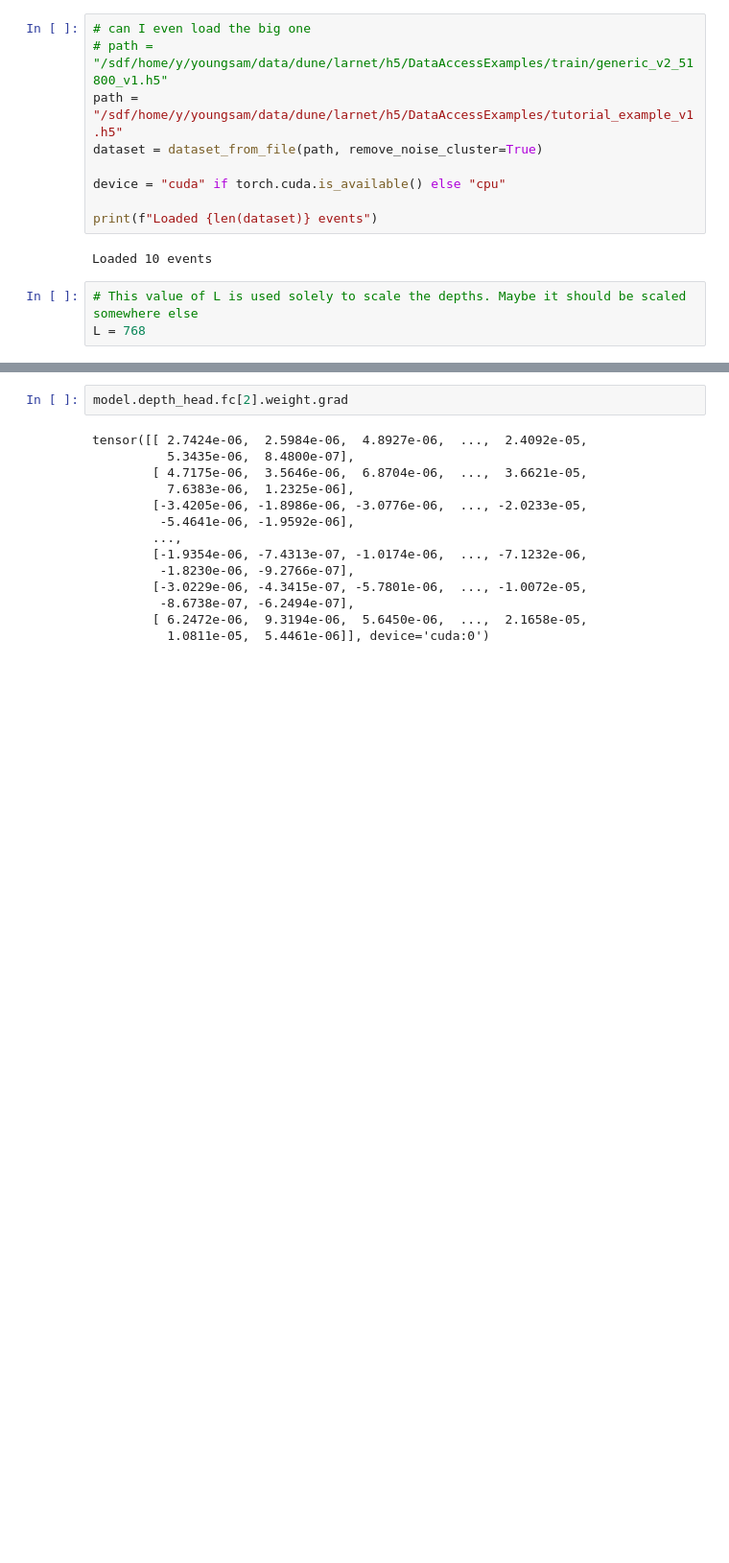
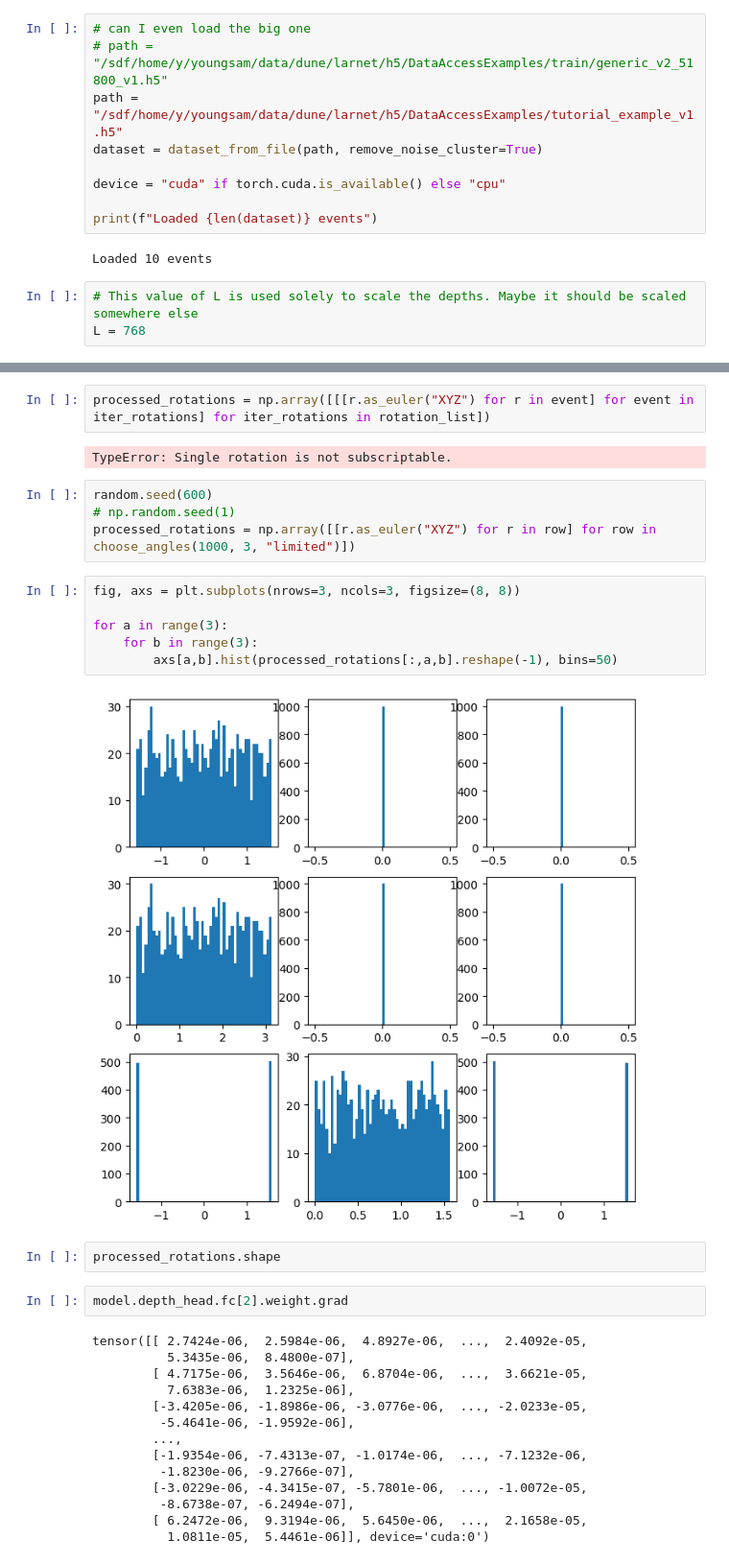
Before and after one commit to greenturtle1134/LAr-VGGT, a Jupyter notebook: train_test.ipynb, the cells around one changed output, grey strips where cells are left out. Shown: that part at 96% size. Saved outputs shown, nothing was run; the diff lists cells and outputs as text; blank space fills up the shorter version.

```diff
--- a/train_test.ipynb
+++ b/train_test.ipynb
@@ -123,3 +142,21 @@ i=90, loss=0.04274796321988106, time=0.69s
+# %%
+processed_rotations = np.array([[[r.as_euler("XYZ") for r in event] for event in iter_rotations] for iter_rotations in rotation_list])
+# %% [output]
+TypeError: Single rotation is not subscriptable.
+# %%
+random.seed(600)
+# np.random.seed(1)
+processed_rotations = np.array([[r.as_euler("XYZ") for r in row] for row in choose_angles(1000, 3, "limited")])
+# %%
+fig, axs = plt.subplots(nrows=3, ncols=3, figsize=(8, 8))
+
+for a in range(3):
+    for b in range(3):
+        axs[a,b].hist(processed_rotations[:,a,b].reshape(-1), bins=50)
+# %% [output]
+[figure, added]
+# %%
+processed_rotations.shape
 # %%
 model.depth_head.fc[2].weight.grad
 # %% [output]
```
Also changed, not shown: parts of 6 cells of this notebook, 8 other files.
